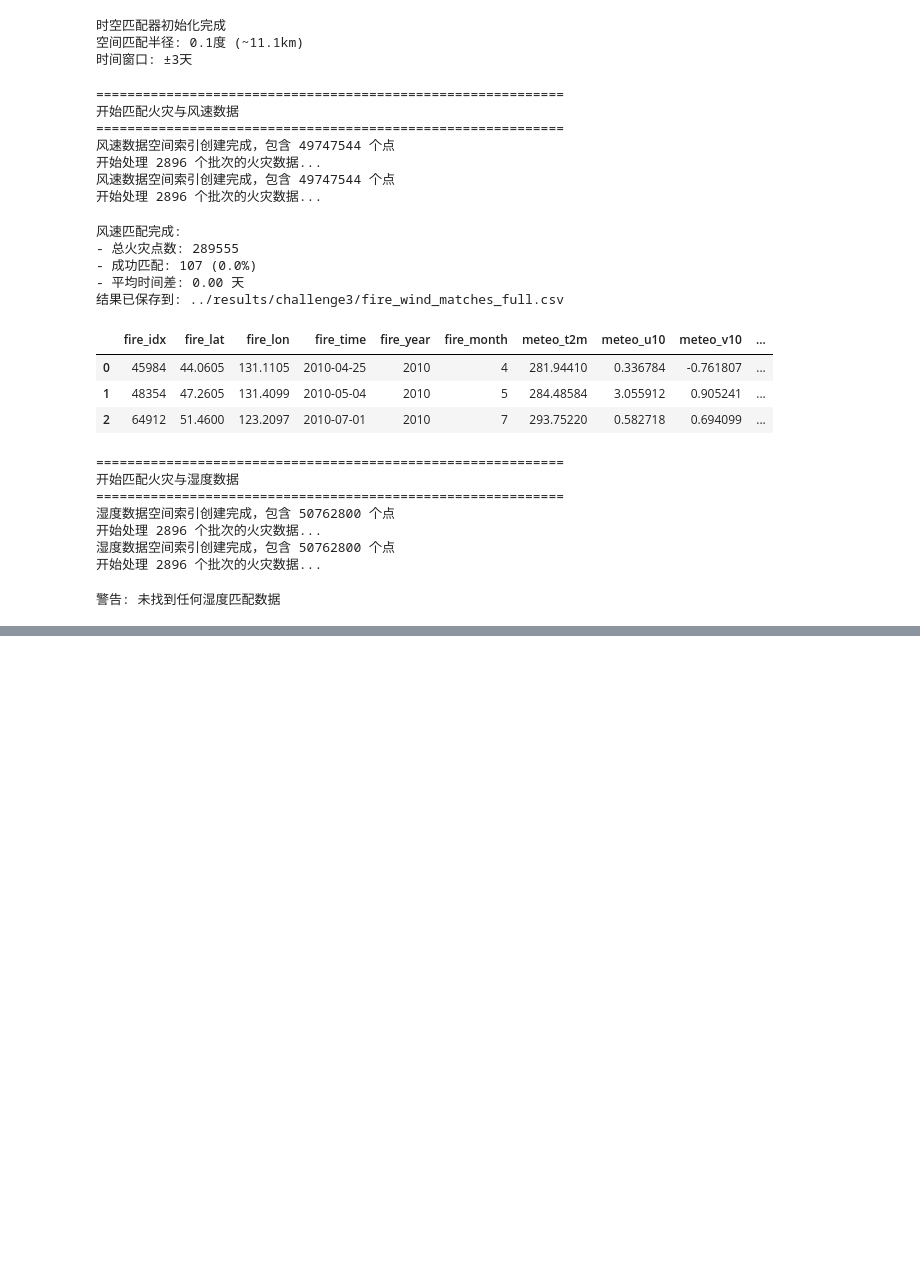
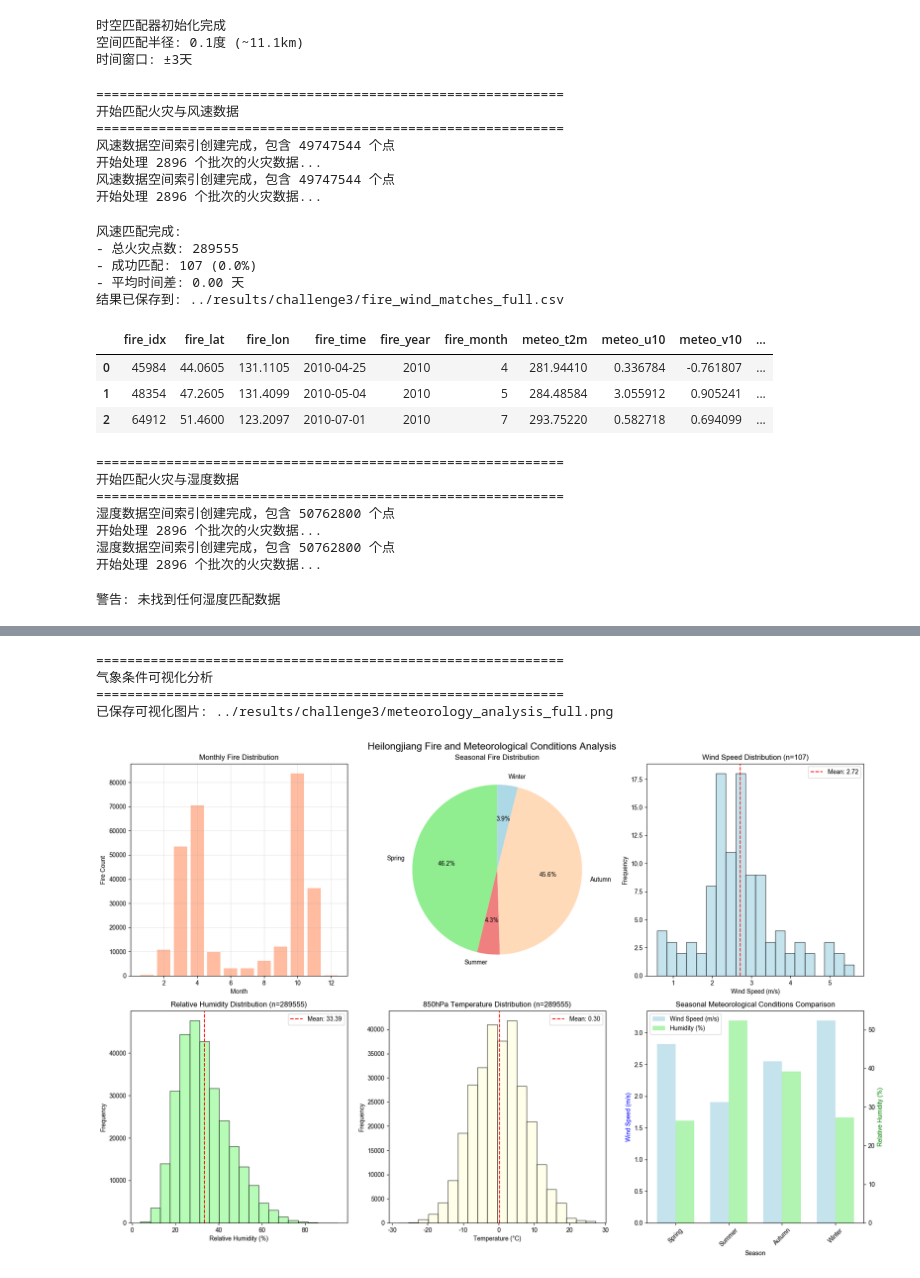
Before and after one commit to George-hardworking/course5020-project, a Jupyter notebook: script/challenge3.ipynb, the cells around one changed output, grey strips where cells are left out. Cells and saved outputs as stored; diff of their text form; code cells hidden in the pictures; blank space fills up the shorter version.

Commit message:
update: the code of challenge 3.1

```diff
--- a/script/challenge3.ipynb
+++ b/script/challenge3.ipynb
@@ -278,13 +280,13 @@ if not fire_sample.empty:
 湿度数据缺失值: 0
 温度数据缺失值: 0
 # %%
-# 高效的时空匹配算法
+# 时空匹配算法
 from sklearn.neighbors import BallTree
 from concurrent.futures import ProcessPoolExecutor, as_completed
 import multiprocessing as mp
 
 class MeteoFireMatcher:
-    """高效的气象-火灾数据匹配器"""
+    """气象-火灾数据匹配器"""
 
     def __init__(self, spatial_radius=0.1, temporal_window=1):
         """
@@ -351,7 +353,7 @@ class MeteoFireMatcher:
                     if col not in [lat_col, lon_col, meteo_time_col, 'time_diff']:
                         result[f'meteo_{col}'] = best_match[col]
 
-                result['spatial_distance'] = best_match.name  # 暂时使用索引
+                result['spatial_distance'] = best_match.name
                 result['temporal_distance'] = best_match['time_diff']
 
                 results.append(result)
@@ -926,32 +1082,38 @@ else:
 # %%
 # 可视化分析
 print("=" * 60)
-print("Meteorological Conditions Visualization Analysis")
+print("气象条件可视化分析")
 print("=" * 60)
 
 if not combined_df.empty:
-    # 设置中文字体
     plt.rcParams['font.sans-serif'] = ['Arial Unicode MS', 'DejaVu Sans']
     plt.rcParams['axes.unicode_minus'] = False
 
     fig, axes = plt.subplots(2, 3, figsize=(18, 12))
     fig.suptitle('Heilongjiang Fire and Meteorological Conditions Analysis', fontsize=16)
 
-    # 1. Monthly fire distribution
+    # 1. 月度火灾分布
     axes[0, 0].bar(seasonal_counts.index, seasonal_counts.values,
-                   color='red', alpha=0.7)
+                   color='lightsalmon', alpha=0.7)
     axes[0, 0].set_title('Monthly Fire Distribution')
     axes[0, 0].set_xlabel('Month')
     axes[0, 0].set_ylabel('Fire Count')
     axes[0, 0].grid(True, alpha=0.3)
 
-    # 2. Seasonal fire distribution
-    colors = ['green', 'red', 'orange', 'blue']
-    axes[0, 1].pie(season_counts.values, labels=season_counts.index,
+    # 2. 季节性火灾分布
+    colors = ['lightgreen', 'lightcoral', 'peachpuff', 'lightblue']
+    season_map = {'春季': 'Spring', '夏季': 'Summer', '秋季': 'Autumn', '冬季': 'Winter'}
+    try:
+        pie_labels_en = [season_map.get(s, s) for s in season_counts.index]
+        season_counts_en = pd.Series(data=season_counts.values, index=pie_labels_en)
+    except Exception:
+        season_counts_en = season_counts
+
+    axes[0, 1].pie(season_counts_en.values, labels=season_counts_en.index,
                    colors=colors, autopct='%1.1f%%', startangle=90)
     axes[0, 1].set_title('Seasonal Fire Distribution')
 
-    # 3. Wind speed distribution
+    # 3. 风速分布
     if 'wind_speed' in combined_df.columns and combined_df['wind_speed'].notna().any():
         wind_data = combined_df['wind_speed'].dropna()
         axes[0, 2].hist(wind_data, bins=20, color='lightblue',
@@ -967,10 +1129,10 @@ if not combined_df.empty:
                        transform=axes[0, 2].transAxes, fontsize=14)
         axes[0, 2].set_title('Wind Speed Distribution')
 
-    # 4. Humidity distribution
+    # 4. 湿度分布
     if 'relative_humidity' in combined_df.columns and combined_df['relative_humidity'].notna().any():
         humidity_data = combined_df['relative_humidity'].dropna()
-        axes[1, 0].hist(humidity_data, bins=20, color='lightgreen',
+        axes[1, 0].hist(humidity_data, bins=20, color='palegreen',
                        alpha=0.7, edgecolor='black')
         axes[1, 0].set_title(f'Relative Humidity Distribution (n={len(humidity_data)})')
         axes[1, 0].set_xlabel('Relative Humidity (%)')
@@ -983,9 +1145,9 @@ if not combined_df.empty:
                        transform=axes[1, 0].transAxes, fontsize=14)
         axes[1, 0].set_title('Relative Humidity Distribution')
 
-    # 5. Temperature distribution
+    # 5. 温度分布
     if 'temperature_850hpa' in combined_df.columns and combined_df['temperature_850hpa'].notna().any():
-        temp_data = combined_df['temperature_850hpa'].dropna() - 273.15  # Convert to Celsius
+        temp_data = combined_df['temperature_850hpa'].dropna() - 273.15  # 转换为摄氏度
         axes[1, 1].hist(temp_data, bins=20, color='lightyellow',
                        alpha=0.7, edgecolor='black')
         axes[1, 1].set_title(f'850hPa Temperature Distribution (n={len(temp_data)})')
@@ -999,47 +1161,60 @@ if not combined_df.empty:
                        transform=axes[1, 1].transAxes, fontsize=14)
         axes[1, 1].set_title('850hPa Temperature Distribution')
 
-    # 6. Seasonal meteorological conditions comparison
+    # 6. 季节性气象条件对比
     if ('wind_speed' in combined_df.columns and
         'relative_humidity' in combined_df.columns and
         combined_df[['wind_speed', 'relative_humidity']].notna().any().all()):
 
         season_means = combined_df.groupby('season')[['wind_speed', 'relative_humidity']].mean()
-        x = range(len(season_means.index))
+        try:
+            season_means_en = season_means.rename(index=season_map)
+            # 确保一致的季节顺序
+            season_order = ['Spring', 'Summer', 'Autumn', 'Winter']
+            season_means_en = season_means_en.reindex(season_order).dropna(how='all')
+        except Exception:
+            season_means_en = season_means
+        x = range(len(season_means_en.index))
         width = 0.35
 
-        axes[1, 2].bar([i - width/2 for i in x], season_means['wind_speed'],
+        axes[1, 2].bar([i - width/2 for i in x], season_means_en['wind_speed'],
                       width, label='Wind Speed (m/s)', color='lightblue', alpha=0.7)
 
-        # Create second y-axis for humidity
+        # 创建第二个y轴用于湿度
         ax2 = axes[1, 2].twinx()
-        ax2.bar([i + width/2 for i in x], season_means['relative_humidity'],
+        ax2.bar([i + width/2 for i in x], season_means_en['relative_humidity'],
                width, label='Humidity (%)', color='lightgreen', alpha=0.7)
 
         axes[1, 2].set_xlabel('Season')
         axes[1, 2].set_ylabel('Wind Speed (m/s)', color='blue')
         ax2.set_ylabel('Relative Humidity (%)', color='green')
         axes[1, 2].set_title('Seasonal Meteorological Conditions Comparison')
         axes[1, 2].set_xticks(x)
-        axes[1, 2].set_xticklabels(season_means.index, rotation=45)
+        axes[1, 2].set_xticklabels(season_means_en.index, rotation=45)
 
-        # Add legends
+        # 添加图例
         lines1, labels1 = axes[1, 2].get_legend_handles_labels()
         lines2, labels2 = ax2.get_legend_handles_labels()
         axes[1, 2].legend(lines1 + lines2, labels1 + labels2, loc='upper left')
     else:
         axes[1, 2].text(0.5, 0.5, 'Insufficient Data\nCannot Plot Comparison', ha='center', va='center',
                        transform=axes[1, 2].transAxes, fontsize=12)
         axes[1, 2].set_title('Seasonal Meteorological Conditions Comparison')
 
     plt.tight_layout()
 
     # 保存图表
     output_file = f"{results_dir}/meteorology_analysis_{'test' if RUN_TEST_ONLY else 'full'}.png"
     plt.savefig(output_file, dpi=300, bbox_inches='tight')
-    print(f"Visualization chart saved to: {output_file}")
+    print(f"已保存可视化图片: {output_file}")
 
     plt.show()
 else:
-    print("Warning: No data available for visualization")
+    print("警告: 没有可用数据用于可视化")
+# %% [output]
+============================================================
+气象条件可视化分析
+============================================================
+已保存可视化图片: ../results/challenge3/meteorology_analysis_full.png
+[figure, added]
 # %%
```
Also changed, not shown: parts of 12 cells of this notebook, 6 other files.
